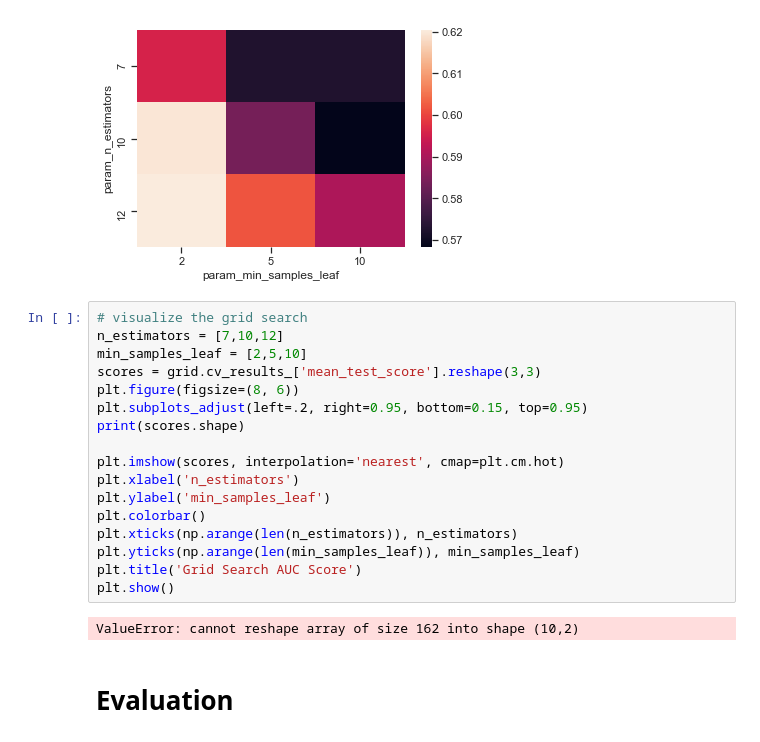
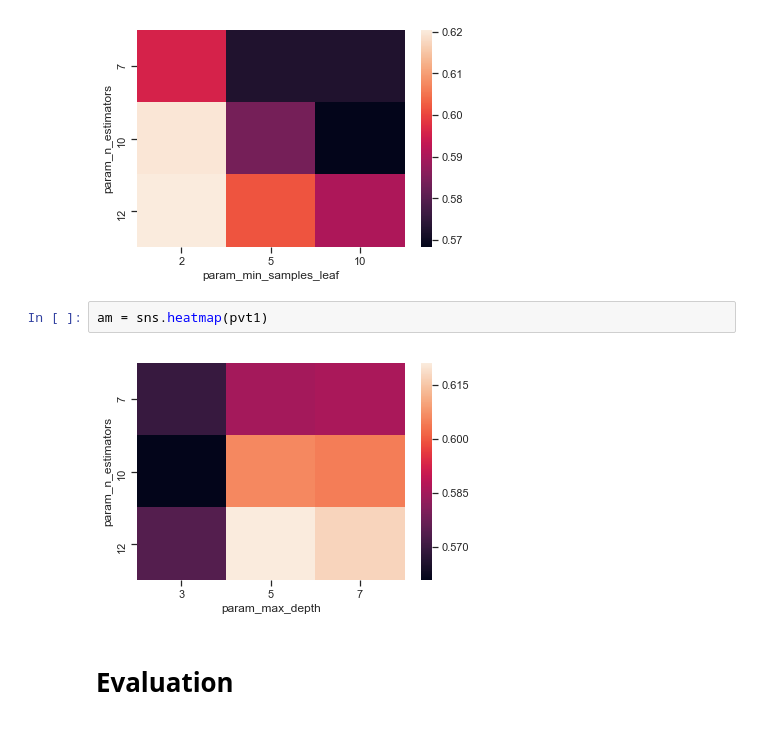
Before and after one commit to YavuzSelimGugen/BLM432E, a Jupyter notebook: Final/GlassV2.ipynb, the cells around one changed output. Drawn from its saved outputs; the diff is of its cells as text.

```diff
--- a/Final/GlassV2.ipynb
+++ b/Final/GlassV2.ipynb
@@ -351,25 +348,10 @@ pvt2 = pd.pivot_table(pd.DataFrame(grid.cv_results_),
 ax = sns.heatmap(pvt)
 # %% [output]
 [figure]
-# %%
-# visualize the grid search
-n_estimators = [7,10,12]
-min_samples_leaf = [2,5,10]
-scores = grid.cv_results_['mean_test_score'].reshape(3,3)
-plt.figure(figsize=(8, 6))
-plt.subplots_adjust(left=.2, right=0.95, bottom=0.15, top=0.95)
-print(scores.shape)
-
-plt.imshow(scores, interpolation='nearest', cmap=plt.cm.hot)
-plt.xlabel('n_estimators')
-plt.ylabel('min_samples_leaf')
-plt.colorbar()
-plt.xticks(np.arange(len(n_estimators)), n_estimators)
-plt.yticks(np.arange(len(min_samples_leaf)), min_samples_leaf)
-plt.title('Grid Search AUC Score')
-plt.show()
-# %% [output]
-ValueError: cannot reshape array of size 162 into shape (10,2)
+# %%
+am = sns.heatmap(pvt1)
+# %% [output]
+[figure, added]
 # %% [markdown]
 # Evaluation
 # %%
```
Also changed, not shown: parts of 3 cells of this notebook.
